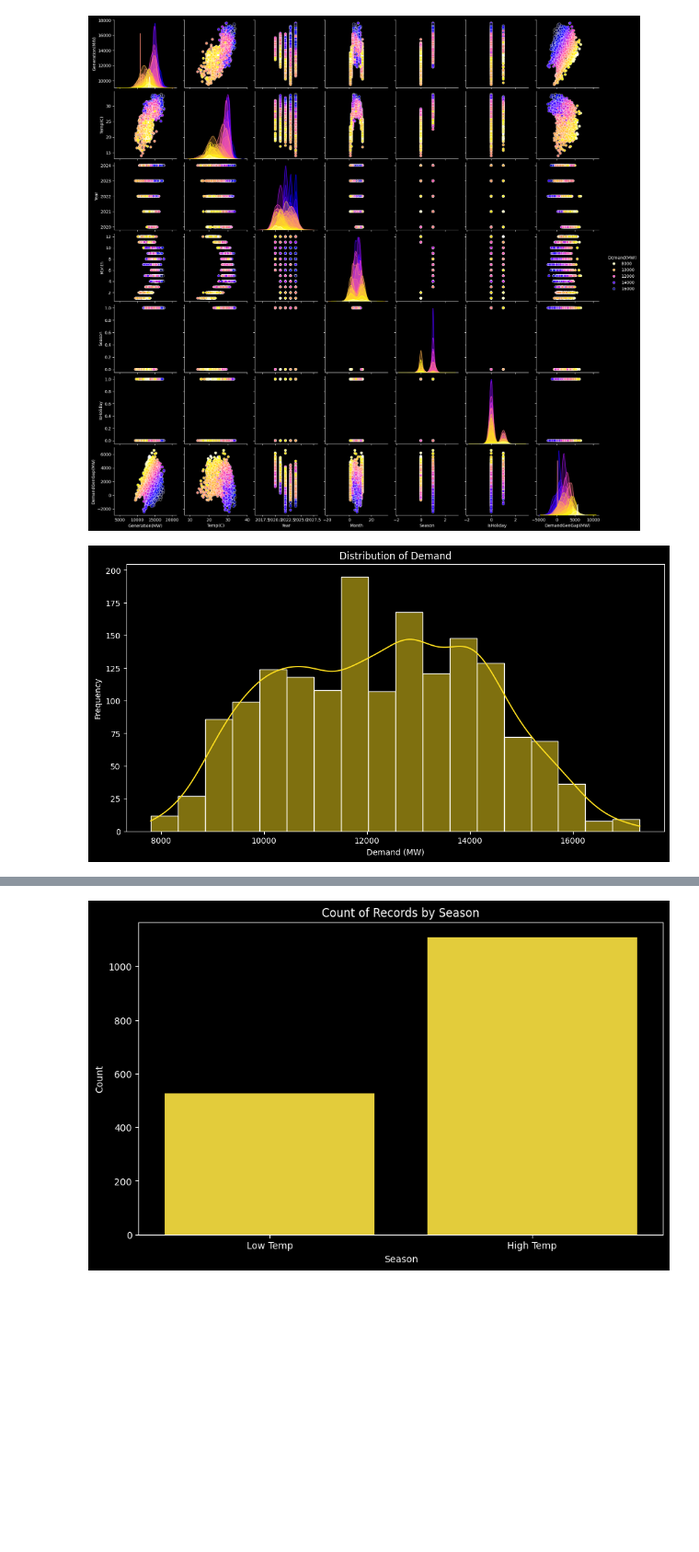
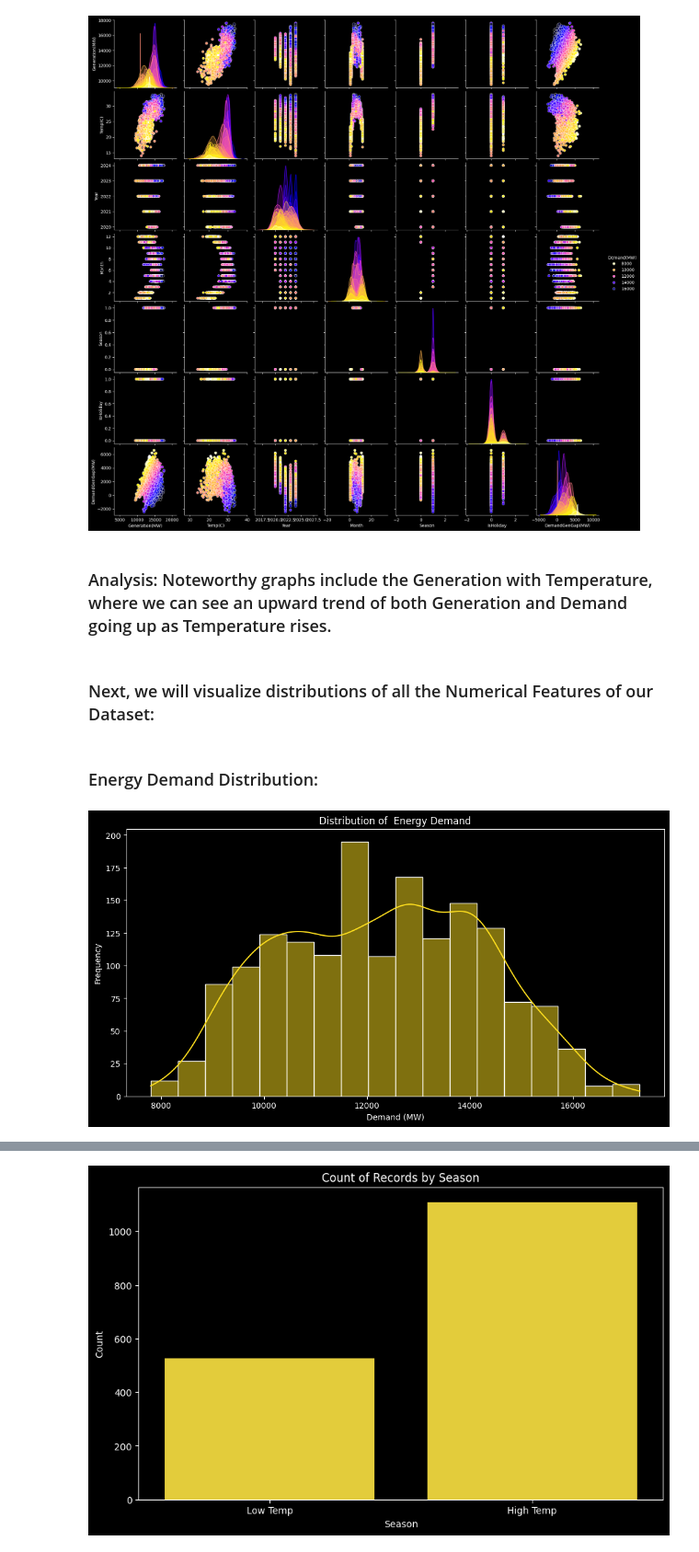
Before and after one commit to rajin-khan/GridGenius, a Jupyter notebook: Collection/EDA5.ipynb, the cells around one changed output, grey strips where cells are left out. Shown at 92% size. Saved outputs shown, nothing was run; the diff lists cells and outputs as text; code cells hidden in the pictures; blank space fills up the shorter version.

```diff
--- a/Collection/EDA5.ipynb
+++ b/Collection/EDA5.ipynb
@@ -220,14 +270,20 @@ sns.pairplot(df, hue='Demand(MW)', palette='gnuplot2_r')
 # %% [output]
 <seaborn.axisgrid.PairGrid at 0x...>
 [figure]
+# %% [markdown]
+### Analysis: Noteworthy graphs include the Generation with Temperature, where we can see an upward trend of both Generation and Demand going up as Temperature rises.
 # %%
 # sns.set_theme(palette="gnuplot")
+# %% [markdown]
+### Next, we will visualize distributions of all the Numerical Features of our Dataset:
+# %% [markdown]
+### Energy Demand Distribution:
 # %%
 plt.figure(figsize=(12, 6))
 sns.histplot(data=df, x='Demand(MW)', kde=True)
-plt.title('Distribution of Demand')
+plt.title('Distribution of  Energy Demand')
 plt.xlabel('Demand (MW)')
 plt.ylabel('Frequency')
 plt.show()
 # %% [output]
-[figure, old version]
+[figure, new version]
```
Also changed, not shown: parts of 49 cells of this notebook.
